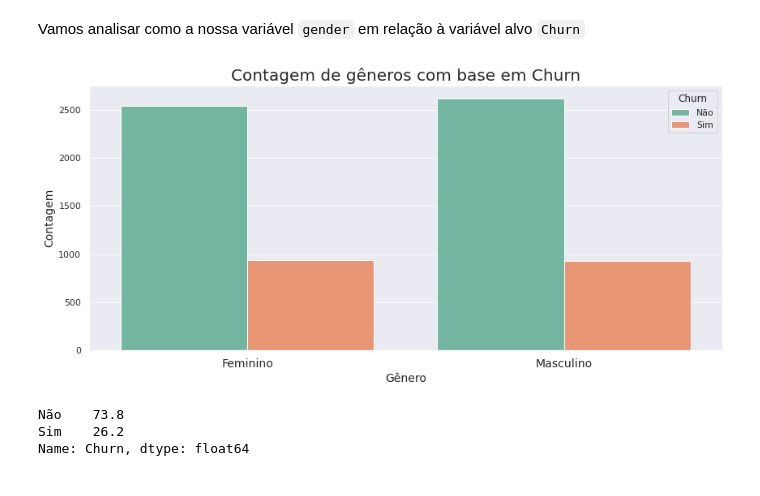
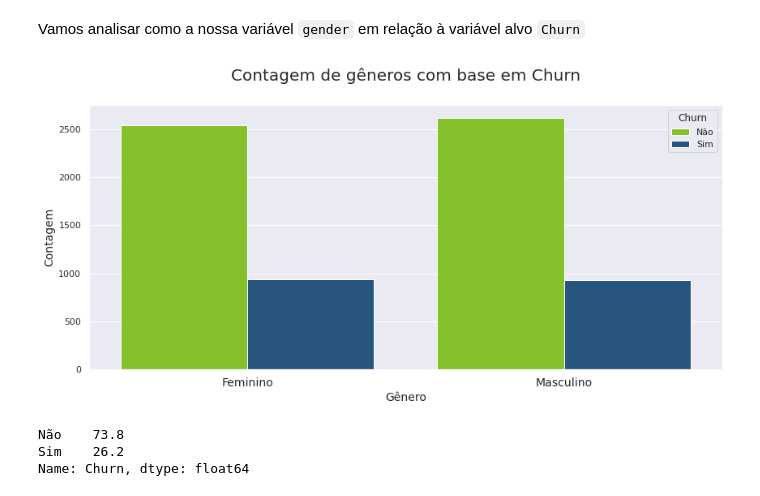
Before and after one commit to DinizMaths/Challenge_DS_01_Alura, a Jupyter notebook: Semana 2.ipynb, the cells around one changed output. Drawn from its saved outputs; the diff is of its cells as text; code cells hidden in the pictures.

```diff
--- a/Semana 2.ipynb
+++ b/Semana 2.ipynb
@@ -680,16 +704,16 @@ Ao que indica a análise dos dados, a empresa AluraVoz perdeu 26,58% dos cliente
 Vamos analisar como a nossa variável `gender` em relação à variável alvo `Churn`
 # %%
 plt.figure(figsize=(14, 6))
-sns.countplot(x=churn_df['gender'].map({1: 'Masculino', 0: 'Feminino'}), hue=churn_df['Churn'])
+sns.countplot(x=churn_df['gender'].map({1: 'Masculino', 0: 'Feminino'}), hue=churn_df['Churn'], palette={0: '#8AD914', 1: '#18568C'})
 
-plt.title('Contagem de gêneros com base em Churn', fontsize=20)
+plt.title('Contagem de gêneros com base em Churn', fontsize=20, pad=30)
 plt.xlabel('Gênero', fontsize=14)
 plt.xticks(fontsize=14)
 plt.ylabel('Contagem', fontsize=14)
 plt.legend(title='Churn', labels=['Não', 'Sim'])
 plt.show()
 # %% [output]
-[figure, old version]
+[figure, new version]
 # %%
 (churn_df.query("gender == 1")['Churn'].map({1: 'Sim', 0: 'Não'}).value_counts(normalize=True) * 100).round(2)
 # %% [output]
```
Also changed, not shown: parts of 26 cells of this notebook.
